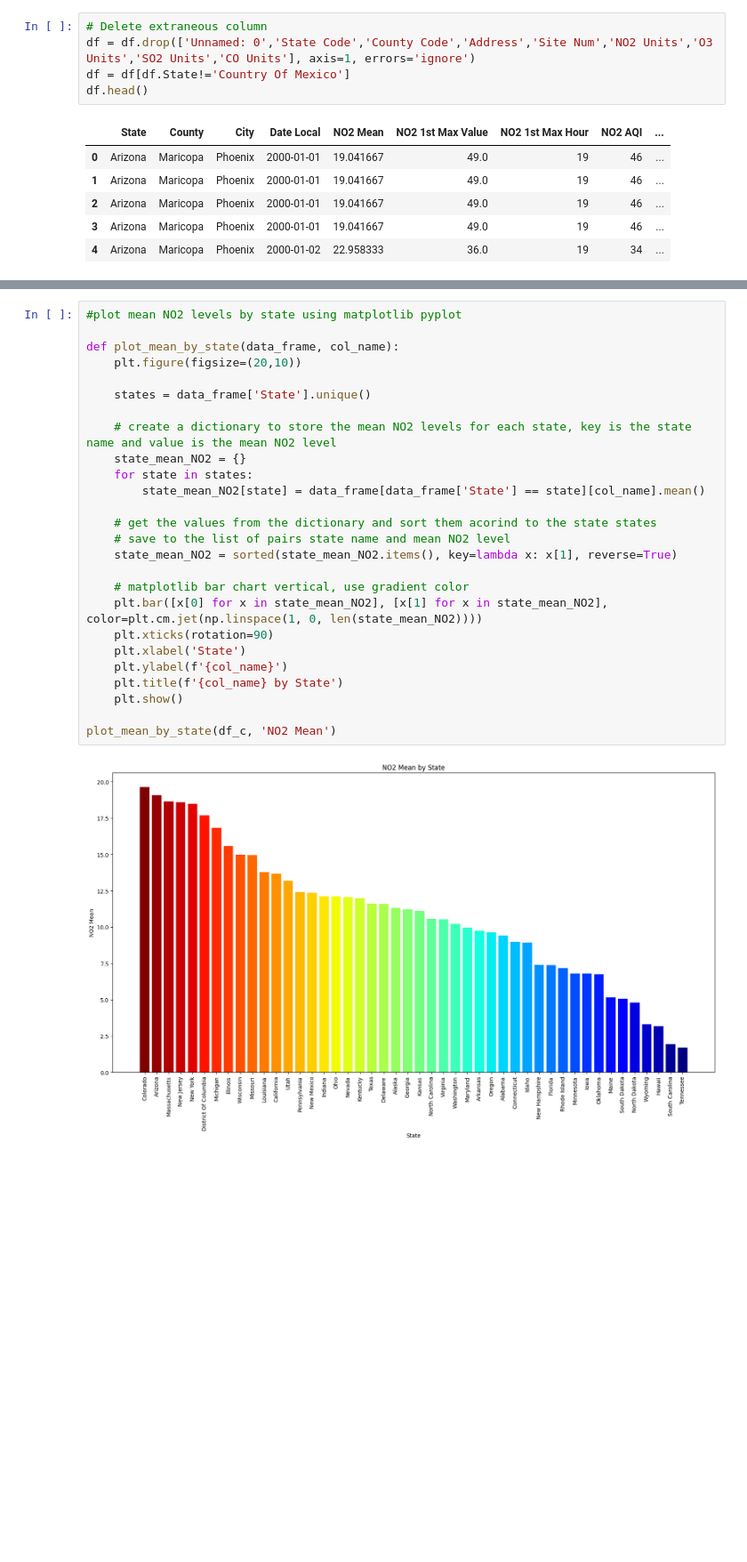
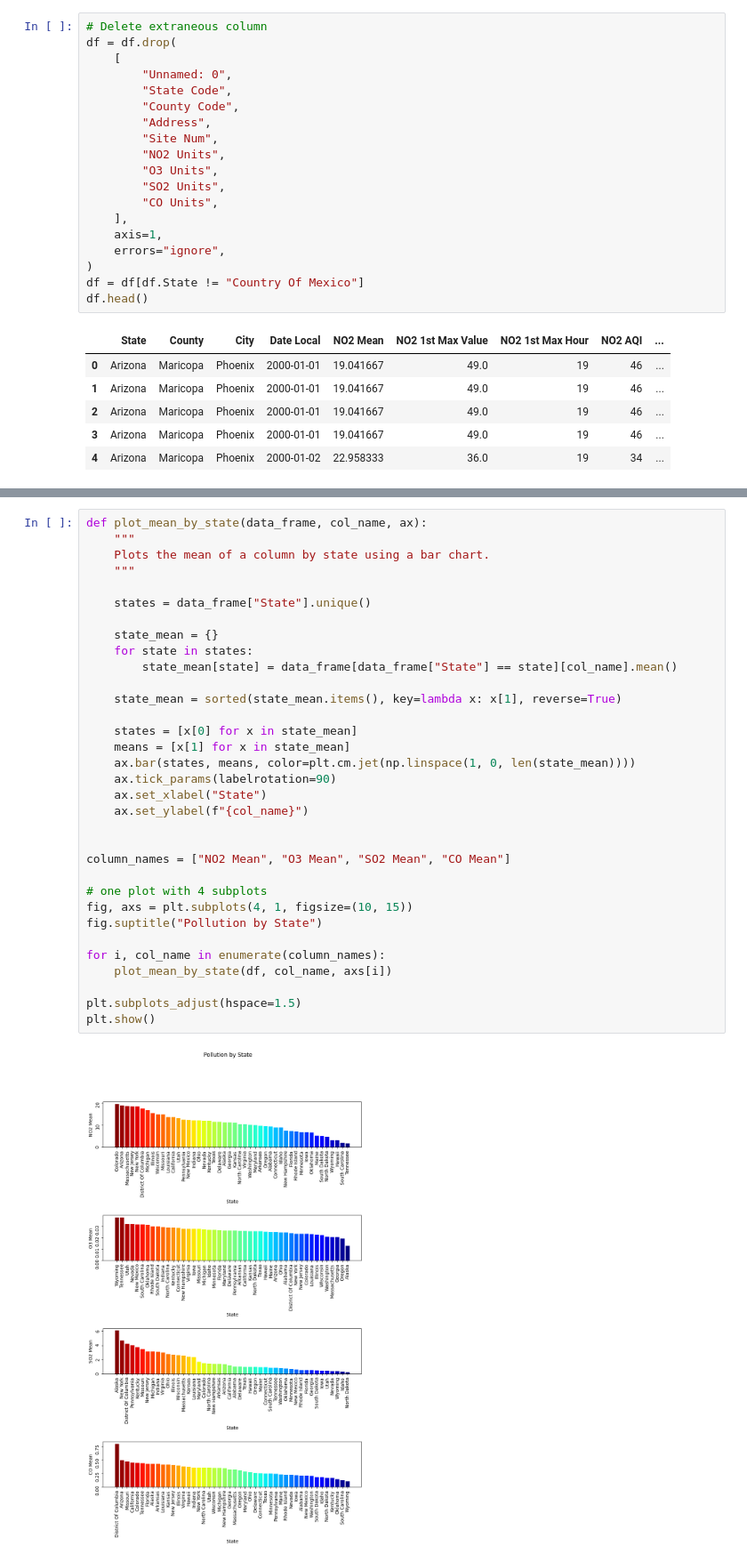
Before and after one commit to djeada/Kaggle-US-Pollution, a Jupyter notebook: Untitled.ipynb, the cells around one changed output, grey strips where cells are left out. Shown at 89% size. Cells and saved outputs as stored; diff of their text form; blank space fills up the shorter version.

```diff
--- a/Untitled.ipynb
+++ b/Untitled.ipynb
@@ -19,8 +22,22 @@ df.head()
 5 rows × 29 columns
 # %%
 # Delete extraneous column
-df = df.drop(['Unnamed: 0','State Code','County Code','Address','Site Num','NO2 Units','O3 Units','SO2 Units','CO Units'], axis=1, errors='ignore')
-df = df[df.State!='Country Of Mexico']
+df = df.drop(
+    [
+        "Unnamed: 0",
+        "State Code",
+        "County Code",
+        "Address",
+        "Site Num",
+        "NO2 Units",
+        "O3 Units",
+        "SO2 Units",
+        "CO Units",
+    ],
+    axis=1,
+    errors="ignore",
+)
+df = df[df.State != "Country Of Mexico"]
 df.head()
 # %% [output]
 |  | State | County | City | Date Local | NO2 Mean | NO2 1st Max Value | NO2 1st Max Hour | NO2 AQI | ... |
@@ -51,29 +144,36 @@ df_c.head()
 # %%
-#plot mean NO2 levels by state using matplotlib pyplot
+def plot_mean_by_state(data_frame, col_name, ax):
+    """
+    Plots the mean of a column by state using a bar chart.
+    """
 
-def plot_mean_by_state(data_frame, col_name):
-    plt.figure(figsize=(20,10))
+    states = data_frame["State"].unique()
 
-    states = data_frame['State'].unique()
+    state_mean = {}
+    for state in states:
+        state_mean[state] = data_frame[data_frame["State"] == state][col_name].mean()
 
-    # create a dictionary to store the mean NO2 levels for each state, key is the state name and value is the mean NO2 level
-    state_mean_NO2 = {}
-    for state in states:
-        state_mean_NO2[state] = data_frame[data_frame['State'] == state][col_name].mean()
+    state_mean = sorted(state_mean.items(), key=lambda x: x[1], reverse=True)
 
-    # get the values from the dictionary and sort them acorind to the state states
-    # save to the list of pairs state name and mean NO2 level
-    state_mean_NO2 = sorted(state_mean_NO2.items(), key=lambda x: x[1], reverse=True)
+    states = [x[0] for x in state_mean]
+    means = [x[1] for x in state_mean]
+    ax.bar(states, means, color=plt.cm.jet(np.linspace(1, 0, len(state_mean))))
+    ax.tick_params(labelrotation=90)
+    ax.set_xlabel("State")
+    ax.set_ylabel(f"{col_name}")
 
-    # matplotlib bar chart vertical, use gradient color
-    plt.bar([x[0] for x in state_mean_NO2], [x[1] for x in state_mean_NO2], color=plt.cm.jet(np.linspace(1, 0, len(state_mean_NO2))))
-    plt.xticks(rotation=90)
-    plt.xlabel('State')
-    plt.ylabel(f'{col_name}')
-    plt.title(f'{col_name} by State')
-    plt.show()
 
-plot_mean_by_state(df_c, 'NO2 Mean')
+column_names = ["NO2 Mean", "O3 Mean", "SO2 Mean", "CO Mean"]
+
+# one plot with 4 subplots
+fig, axs = plt.subplots(4, 1, figsize=(10, 15))
+fig.suptitle("Pollution by State")
+
+for i, col_name in enumerate(column_names):
+    plot_mean_by_state(df, col_name, axs[i])
+
+plt.subplots_adjust(hspace=1.5)
+plt.show()
 # %% [output]
-[figure, old version]
+[figure, new version]
 # %%
```
Also changed, not shown: parts of 14 cells of this notebook, 2 other files.
